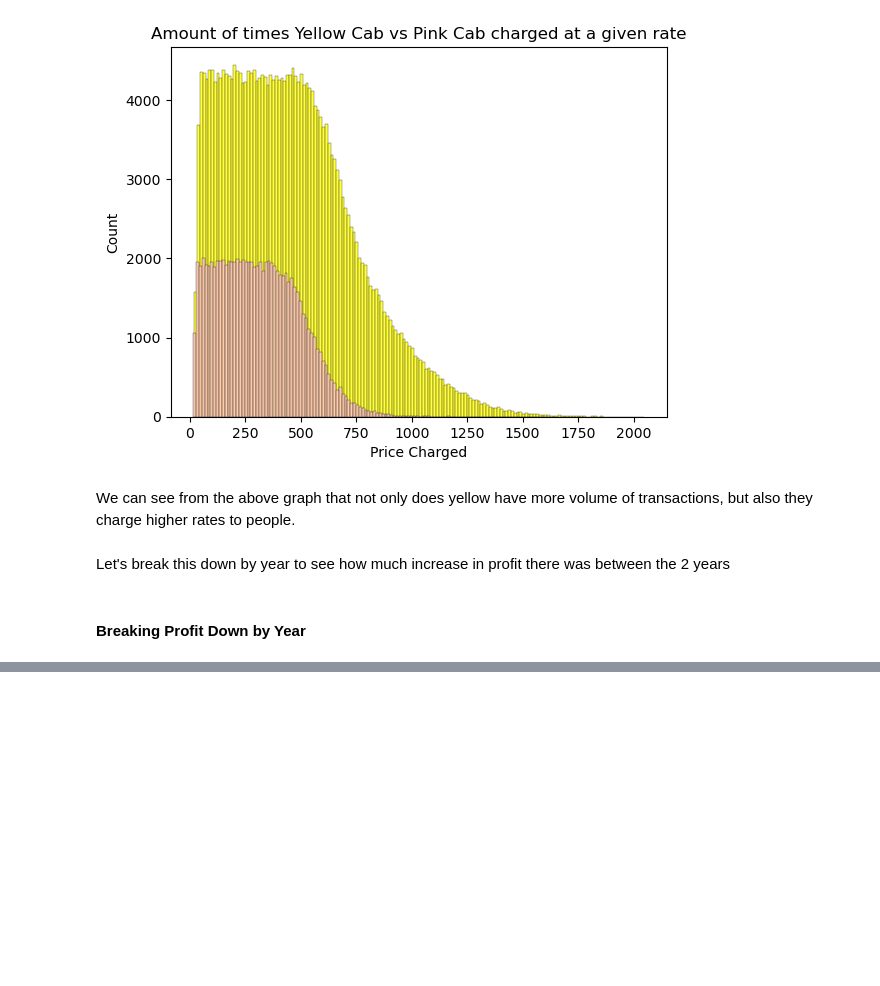
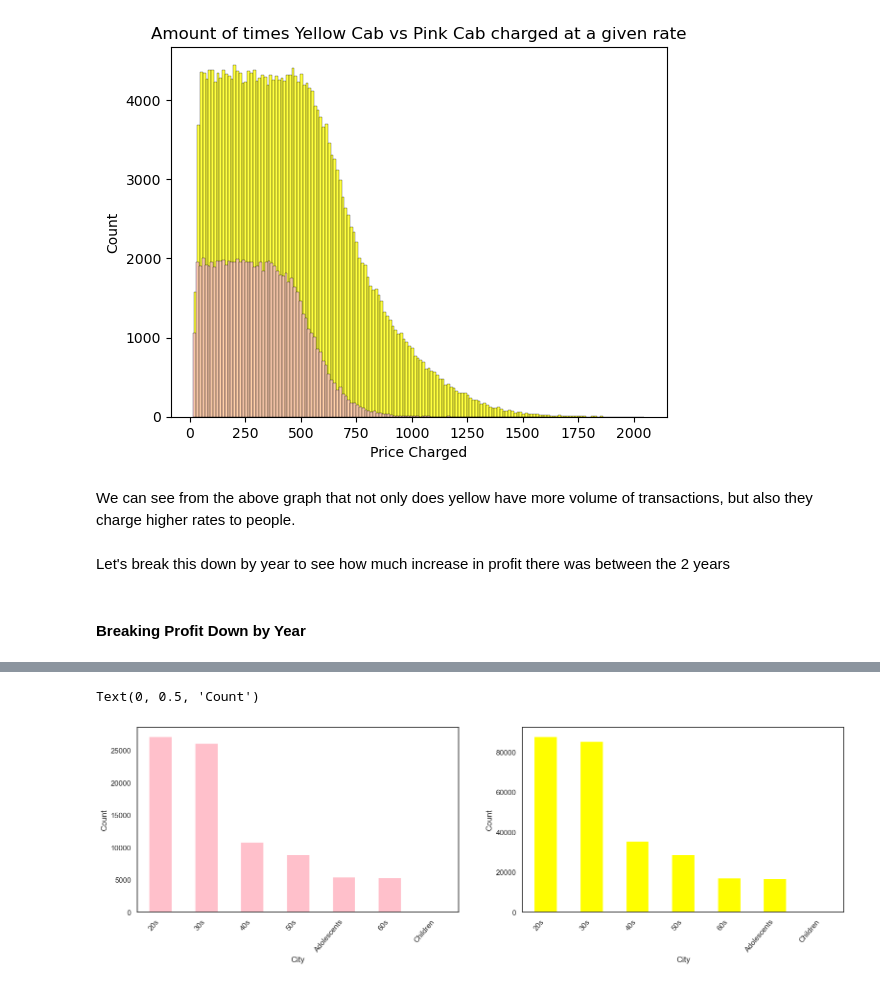
Before and after one commit to DataGlacier/VC, a Jupyter notebook: Week 2/Cab Investment Firm EDA by Connor Bryson.ipynb, the cells around one changed output, grey strips where cells are left out. Drawn from its saved outputs; the diff is of its cells as text; code cells hidden in the pictures; blank space fills up the shorter version.

```diff
--- a/Week 2/Cab Investment Firm EDA by Connor Bryson.ipynb
+++ b/Week 2/Cab Investment Firm EDA by Connor Bryson.ipynb
@@ -449,0 +570,20 @@ data_per_year
+# %%
+sns.set(rc={"figure.figsize":(19, 5)})
+sns.set_theme(style ="white")
+
+fig, axs = plt.subplots(ncols=2)
+
+# Yellow City Plot
+yellow_city = yellow_cab["Age Group"].value_counts().plot(y='number', kind='bar', color = "Yellow", legend=False, ax=axs[1])
+yellow_city.set_xticklabels(yellow_city.get_xticklabels(), rotation=50, horizontalalignment='right')
+yellow_city.set_xlabel("City")
+yellow_city.set_ylabel("Count")
+
+# Pink City Plot
+pink_city = pink_cab["Age Group"].value_counts().plot(y='number', kind='bar', color = "Pink", legend=False, ax=axs[0])
+pink_city.set_xticklabels(pink_city.get_xticklabels(), rotation=50, horizontalalignment='right')
+pink_city.set_xlabel("City")
+pink_city.set_ylabel("Count")
+# %% [output]
+Text(0, 0.5, 'Count')
+[figure, added]
```
Also changed, not shown: parts of 47 cells of this notebook.
